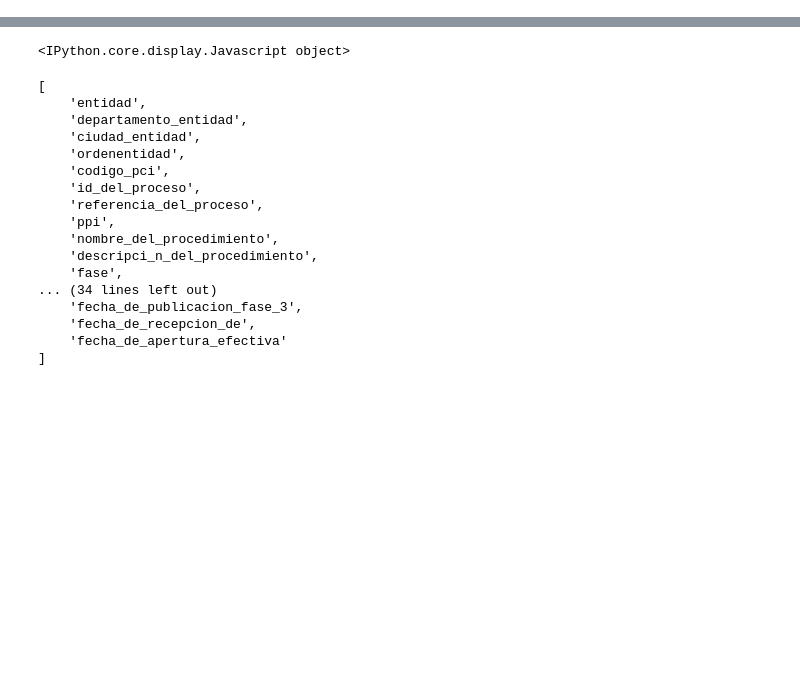
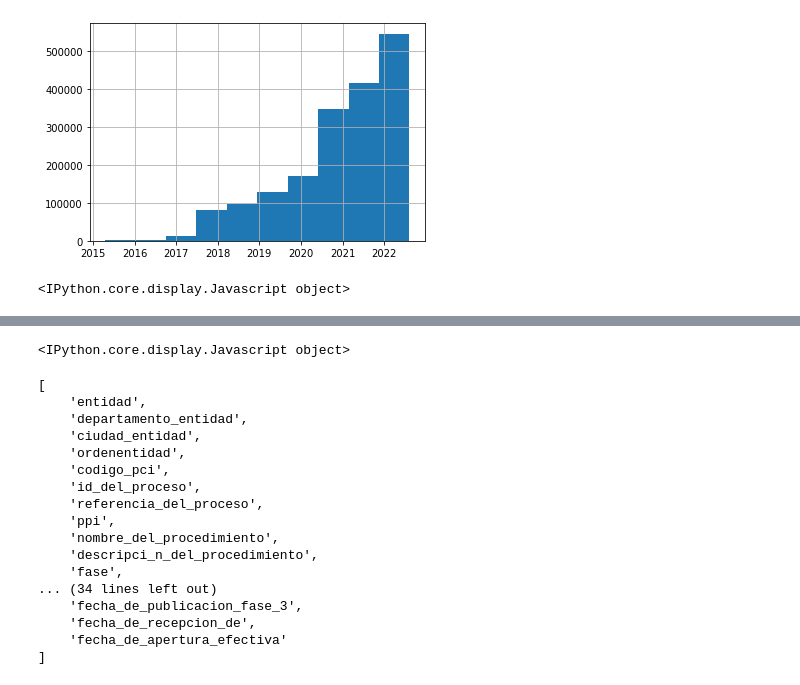
Before and after one commit to jcazuero94/PublicContractingColombia, a Jupyter notebook: notebooks/Exploration/CleanSecop2.ipynb, the cells around one changed output, grey strips where cells are left out. Saved outputs shown, nothing was run; the diff lists cells and outputs as text; code cells hidden in the pictures; blank space fills up the shorter version.

```diff
--- a/notebooks/Exploration/CleanSecop2.ipynb
+++ b/notebooks/Exploration/CleanSecop2.ipynb
@@ -42,0 +104,4 @@ secop_2 = catalog.load("secop_2")
+# %%
+secop_2["modalidad_de_contratacion"] = secop_2["modalidad_de_contratacion"].apply(
+    _clean_modalidad_contratacion_2
+)
@@ -42,0 +126,5 @@ secop_2 = catalog.load("secop_2")
+# %%
+map_duracion = {"dias": 1, "meses": 30, "años": 365, "nd": 0}
+secop_2["duracion_dias"] = secop_2[["duracion", "unidad_de_duracion"]].apply(
+    lambda row: row["duracion"] * map_duracion[row["unidad_de_duracion"]], axis=1
+)
@@ -42,0 +133,2 @@ secop_2 = catalog.load("secop_2")
+# %%
+secop_2.drop(["duracion", "unidad_de_duracion", "adjudicado"], axis=1, inplace=True)
@@ -42,0 +137,6 @@ secop_2 = catalog.load("secop_2")
+# %%
+secop_2["nit_del_proveedor_adjudicado"] = (
+    secop_2["nit_del_proveedor_adjudicado"]
+    .replace("No Adjudicado", 0)
+    .replace("No Definido", 0)
+)
@@ -42,0 +190,5 @@ secop_2 = catalog.load("secop_2")
+# %%
+secop_2["fecha_de_publicacion_del"].hist()
+# %% [output]
+[figure, added]
+<IPython.core.display.Javascript object>
```
Also changed, not shown: parts of 36 cells of this notebook, 9 other files.
